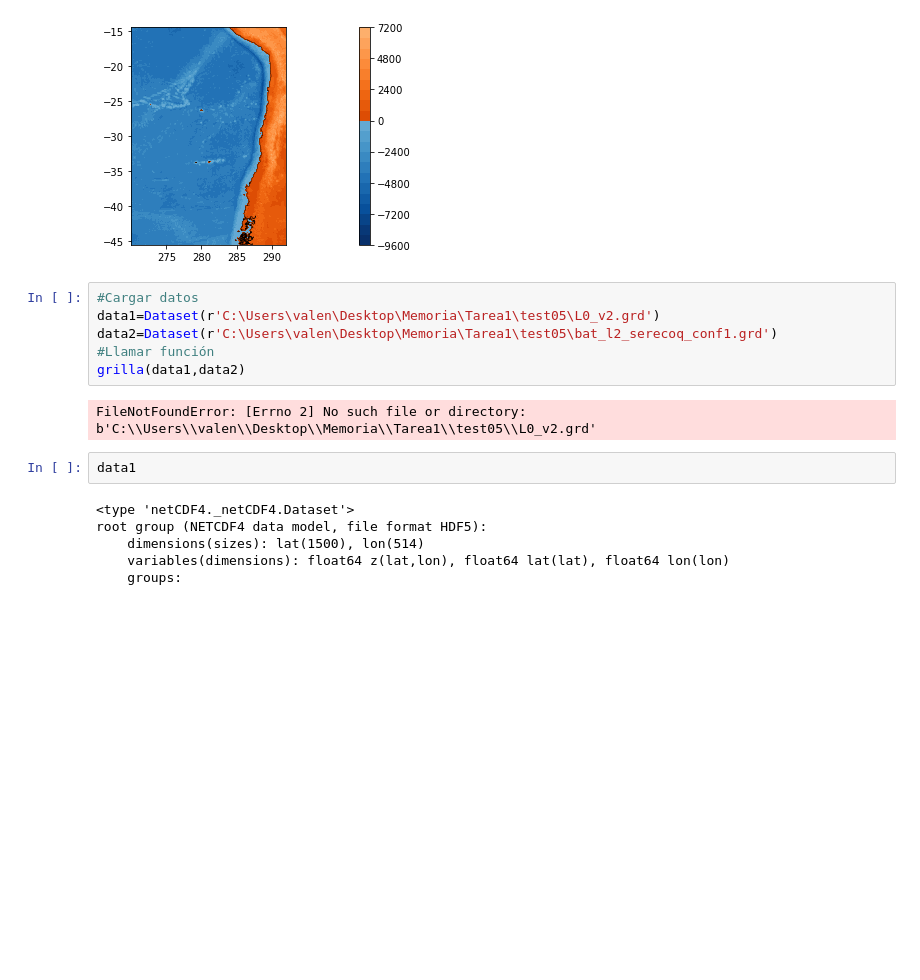
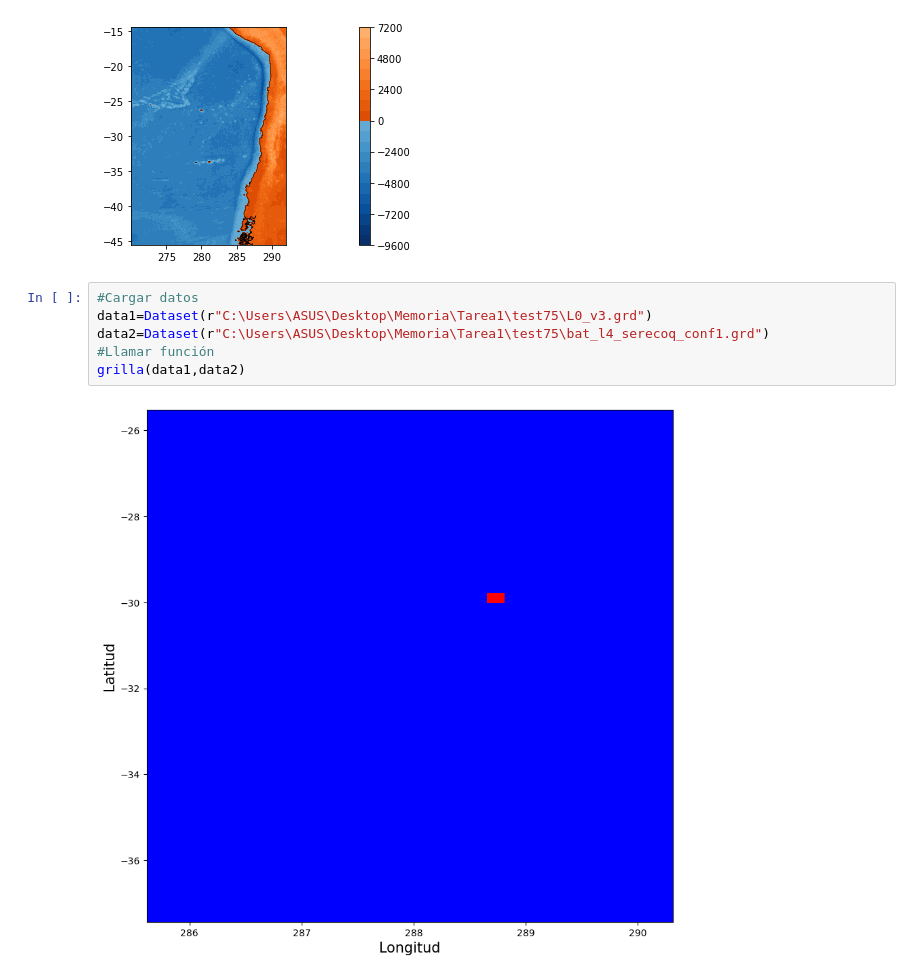
Before and after one commit to Maurici0-Diaz/Resonancia, a Jupyter notebook: Lectura_grilla-mapeo.ipynb, the cells around one changed output. Cells and saved outputs as stored; diff of their text form; blank space fills up the shorter version.

```diff
--- a/Lectura grilla y mapeo.ipynb
+++ b/Lectura_grilla-mapeo.ipynb
@@ -54,17 +54,9 @@ mapeo(data)
 [figure]
 # %%
 #Cargar datos
-data1=Dataset(r'C:\Users\valen\Desktop\Memoria\Tarea1\test05\L0_v2.grd')
-data2=Dataset(r'C:\Users\valen\Desktop\Memoria\Tarea1\test05\bat_l2_serecoq_conf1.grd')
+data1=Dataset(r"C:\Users\ASUS\Desktop\Memoria\Tarea1\test75\L0_v3.grd")
+data2=Dataset(r"C:\Users\ASUS\Desktop\Memoria\Tarea1\test75\bat_l4_serecoq_conf1.grd")
 #Llamar función
 grilla(data1,data2)
 # %% [output]
-FileNotFoundError: [Errno 2] No such file or directory: b'C:\\Users\\valen\\Desktop\\Memoria\\Tarea1\\test05\\L0_v2.grd'
+[figure, added]
-# %%
-data1
-# %% [output]
-<type 'netCDF4._netCDF4.Dataset'>
-root group (NETCDF4 data model, file format HDF5):
-    dimensions(sizes): lat(1500), lon(514)
-    variables(dimensions): float64 z(lat,lon), float64 lat(lat), float64 lon(lon)
-    groups:
```
Also changed, not shown: parts of 1 cell of this notebook, 3 other files.
